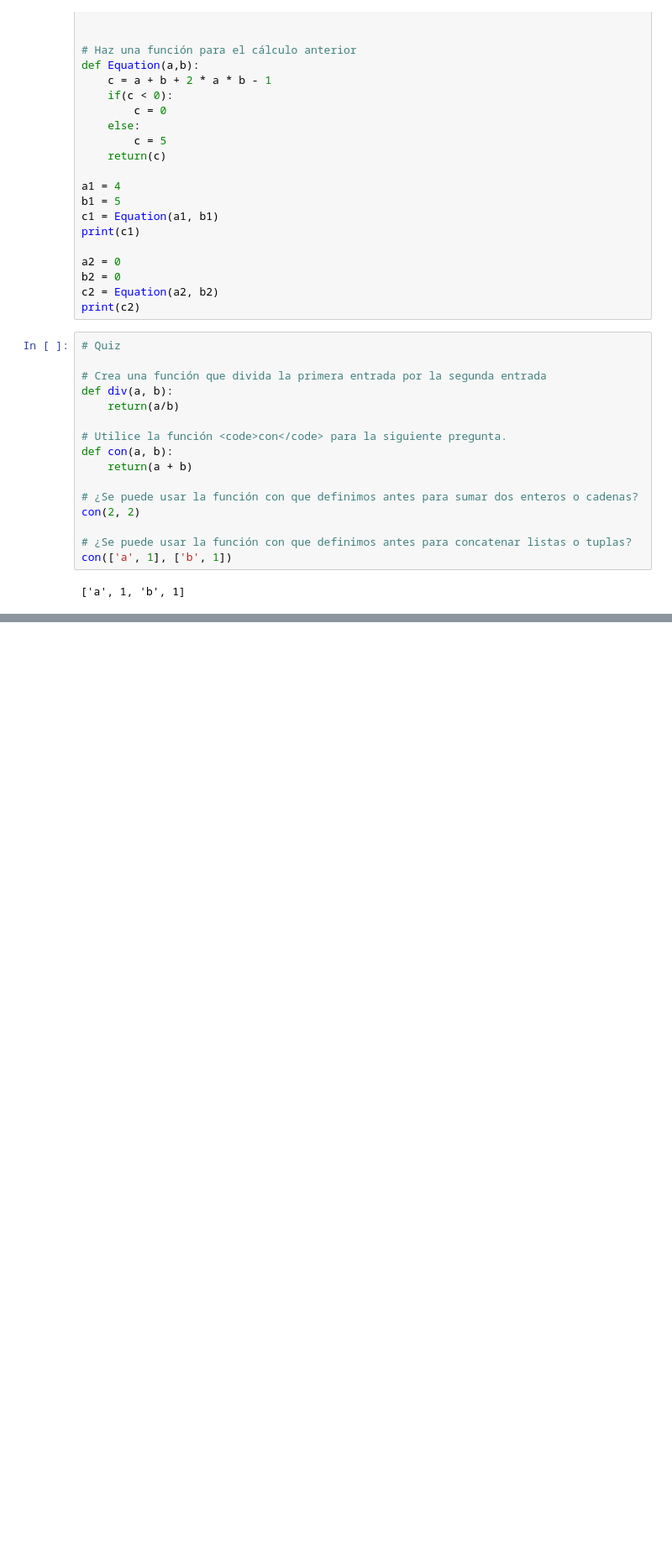
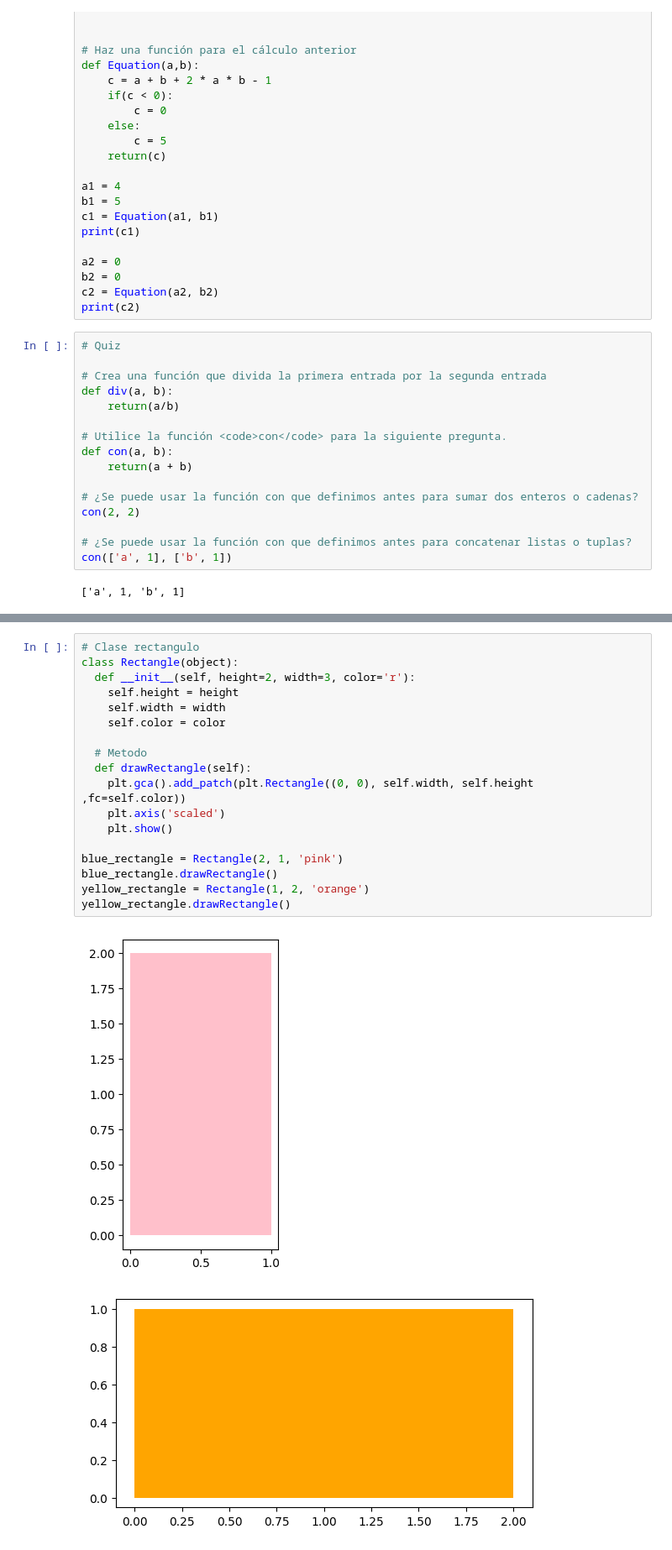
Before and after one commit to PosgradoMNA/actividades-de-aprendizaje-A01066428-ErickHCerecedo, a Jupyter notebook: Modulo_3.ipynb, the cells around one changed output, grey strips where cells are left out. Shown at 84% size. Drawn from its saved outputs; the diff is of its cells as text; blank space fills up the shorter version.

```diff
--- a/Modulo_3.ipynb
+++ b/Modulo_3.ipynb
@@ -429,0 +465,21 @@ con(['a', 1], ['b', 1])
+# %%
+# Clase rectangulo
+class Rectangle(object):
+  def __init__(self, height=2, width=3, color='r'):
+    self.height = height
+    self.width = width
+    self.color = color
+
+  # Metodo
+  def drawRectangle(self):
+    plt.gca().add_patch(plt.Rectangle((0, 0), self.width, self.height ,fc=self.color))
+    plt.axis('scaled')
+    plt.show()
+
+blue_rectangle = Rectangle(2, 1, 'pink')
+blue_rectangle.drawRectangle()
+yellow_rectangle = Rectangle(1, 2, 'orange')
+yellow_rectangle.drawRectangle()
+# %% [output]
+[figure, added]
+[figure, added]
```
Also changed, not shown: parts of 2 cells of this notebook.
